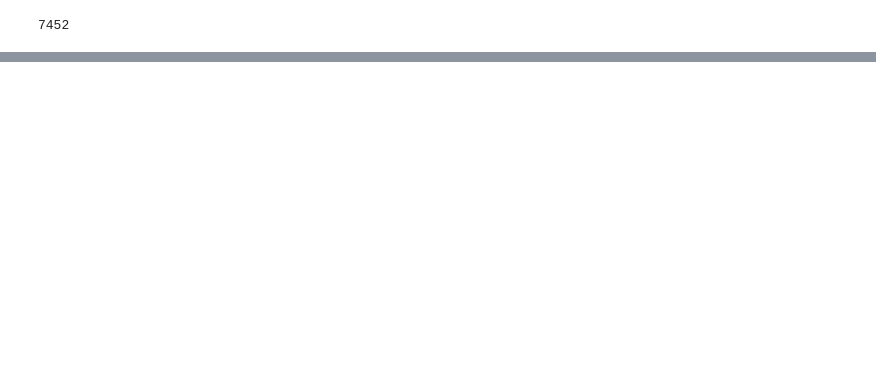
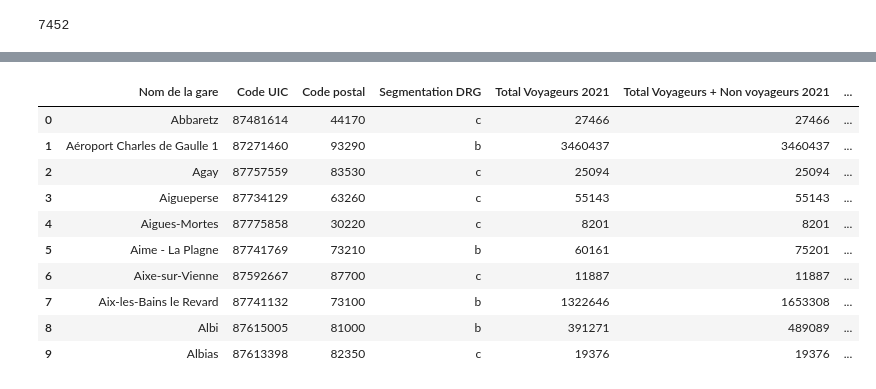
Before and after one commit to zoltarzol/brief_lost_in_translation, a Jupyter notebook: train/requete.ipynb, the cells around one changed output, grey strips where cells are left out. Drawn from its saved outputs; the diff is of its cells as text; code cells hidden in the pictures; blank space fills up the shorter version.

```diff
--- a/train/requete.ipynb
+++ b/train/requete.ipynb
@@ -61,0 +166,2 @@ NameError: name 'params' is not defined
+# %%
+df = pd.read_csv('frequentation-gares.csv',sep =";")
@@ -61,0 +191,14 @@ NameError: name 'params' is not defined
+# %%
+df.head(10)
+# %% [output]
+|  | Nom de la gare | Code UIC | Code postal | Segmentation DRG | Total Voyageurs 2021 | Total Voyageurs + Non voyageurs 2021 | ... |
+| 0 | Abbaretz | 87481614 | 44170 | c | 27466 | 27466 | ... |
+| 1 | Aéroport Charles de Gaulle 1 | 87271460 | 93290 | b | 3460437 | 3460437 | ... |
+| 2 | Agay | 87757559 | 83530 | c | 25094 | 25094 | ... |
+| 3 | Aigueperse | 87734129 | 63260 | c | 55143 | 55143 | ... |
+| 4 | Aigues-Mortes | 87775858 | 30220 | c | 8201 | 8201 | ... |
+| 5 | Aime - La Plagne | 87741769 | 73210 | b | 60161 | 75201 | ... |
+| 6 | Aixe-sur-Vienne | 87592667 | 87700 | c | 11887 | 11887 | ... |
+| 7 | Aix-les-Bains le Revard | 87741132 | 73100 | b | 1322646 | 1653308 | ... |
+| 8 | Albi | 87615005 | 81000 | b | 391271 | 489089 | ... |
+| 9 | Albias | 87613398 | 82350 | c | 19376 | 19376 | ... |
```
Also changed, not shown: parts of 31 cells of this notebook, 2 other files.
